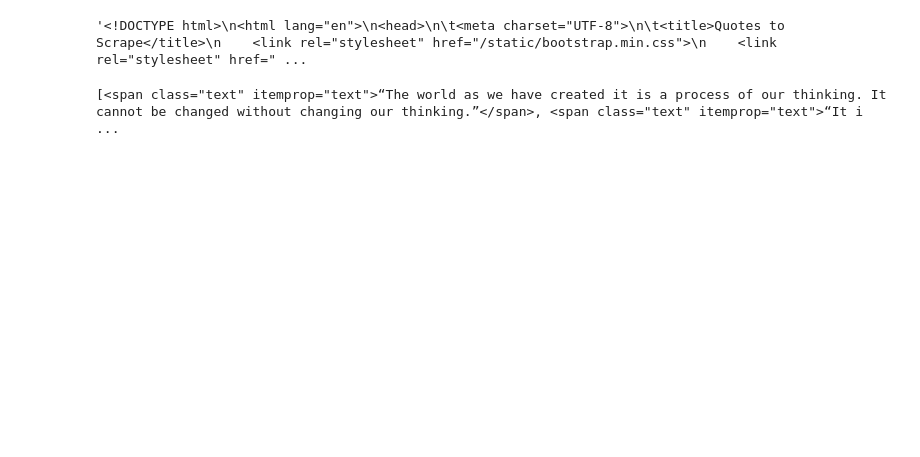
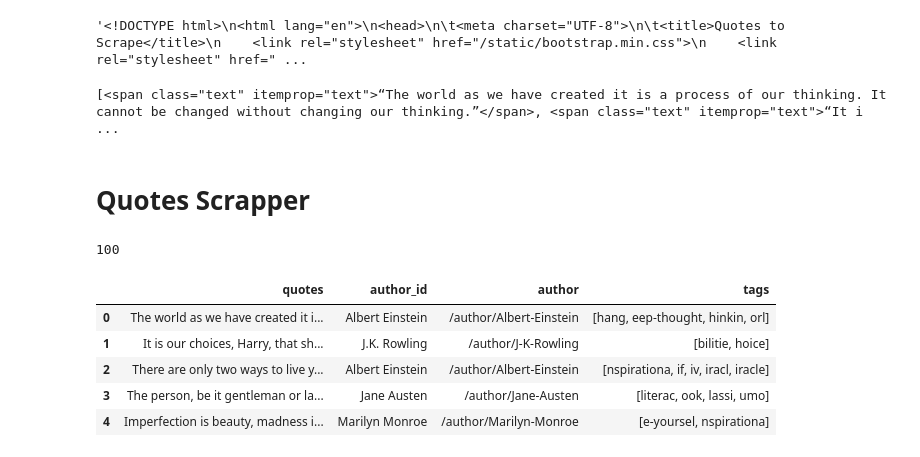
Before and after one commit to SaH1l191/Data_Science_with_Python, a Jupyter notebook: web-scraping/new.ipynb, the cells around one changed output. Saved outputs shown, nothing was run; the diff lists cells and outputs as text; code cells hidden in the pictures; blank space fills up the shorter version.

```diff
--- a/web-scraping/new.ipynb
+++ b/web-scraping/new.ipynb
@@ -51,3 +51,45 @@ data[0]
 df= pd.DataFrame(data ,columns=['quotes','author_id','author','tags'])
 # df.to_csv('quotes.csv')
 df.to_csv('quotes.csv',index ='False')
+# %% [markdown]
+# Quotes Scrapper
+# %%
+import pandas as pd
+import requests
+from bs4 import BeautifulSoup
+from tqdm import tqdm
+data =[]
+
+
+
+for page in tqdm(range(1,11)):
+    link = 'https://quotes.toscrape.com/page/' + str(page)
+    res  = requests.get(link)
+    soup = BeautifulSoup(res.text, 'html.parser')
+    for sp in soup.find_all('div',class_='quote'):
+        quote  = sp.find('span',class_='text').text[1:-1]
+        author = sp.find('small').text
+        author_id = sp.find('a').get('href')
+
+        tags = []
+
+        for tag in sp.find_all('a',class_='tag'):
+            tags.append(tag.text[1:-1])
+
+        data.append([quote,author ,author_id,tags])
+
+# data
+print(len(data))
+df= pd.DataFrame(data ,columns=['quotes','author_id','author','tags'])
+# df.to_csv('quotes.csv')
+df.to_csv('quotes.csv',index ='False')
+
+df.head()
+# %% [output]
+100
+|  | quotes | author_id | author | tags |
+| 0 | The world as we have created it i... | Albert Einstein | /author/Albert-Einstein | [hang, eep-thought, hinkin, orl] |
+| 1 | It is our choices, Harry, that sh... | J.K. Rowling | /author/J-K-Rowling | [bilitie, hoice] |
+| 2 | There are only two ways to live y... | Albert Einstein | /author/Albert-Einstein | [nspirationa, if, iv, iracl, iracle] |
+| 3 | The person, be it gentleman or la... | Jane Austen | /author/Jane-Austen | [literac, ook, lassi, umo] |
+| 4 | Imperfection is beauty, madness i... | Marilyn Monroe | /author/Marilyn-Monroe | [e-yoursel, nspirationa] |
```
Also changed, not shown: parts of 20 cells of this notebook, 24 other files.
